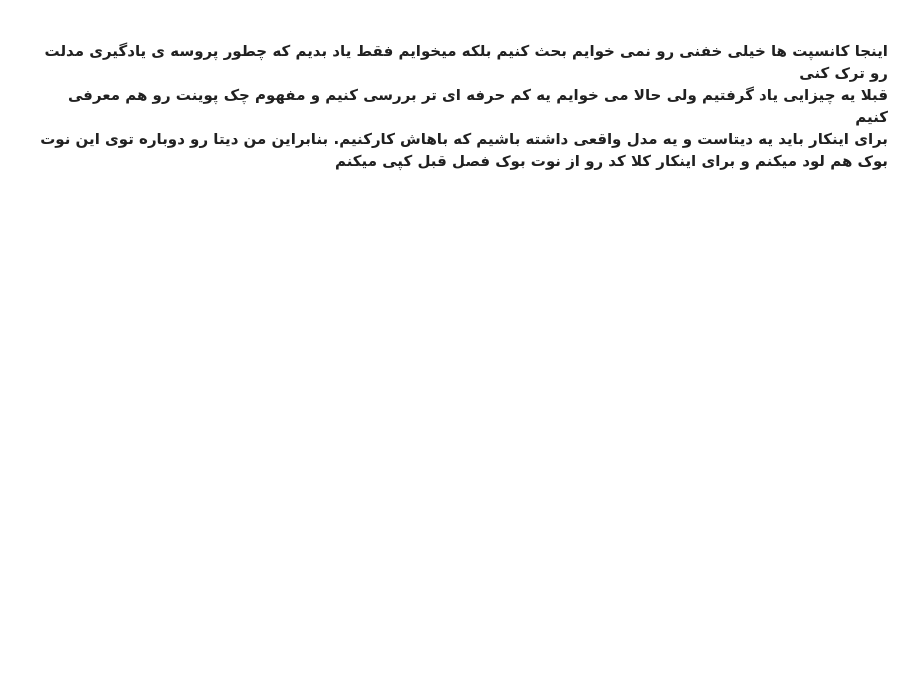
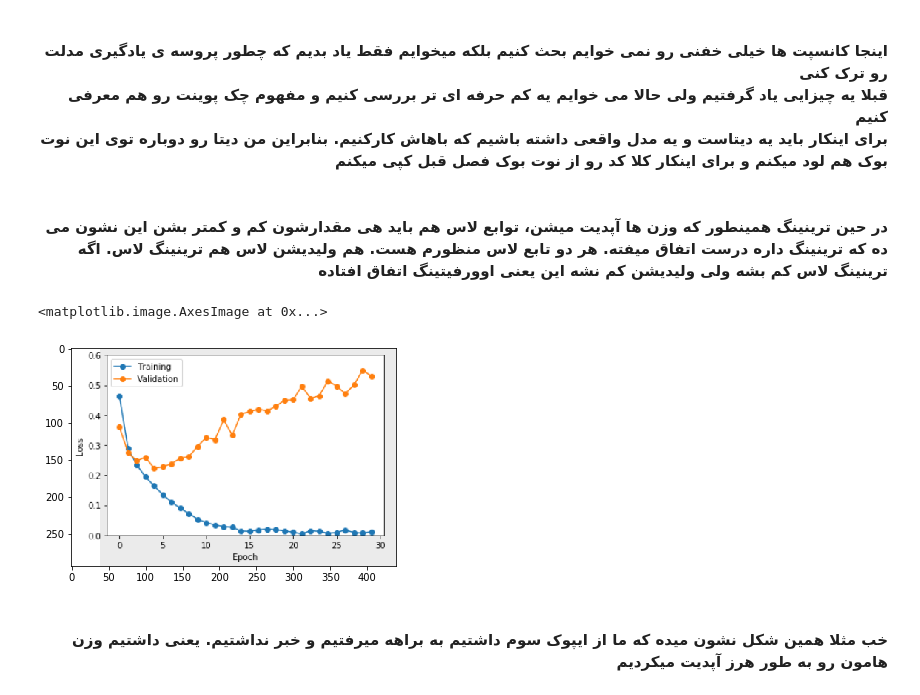
Before and after one commit to ShahrokhGit/DL_Practice, a Jupyter notebook: CNN_Chapter04.ipynb, the cells around one changed output. Drawn from its saved outputs; the diff is of its cells as text; code cells hidden in the pictures; blank space fills up the shorter version.

```diff
--- a/CNN_Chapter04.ipynb
+++ b/CNN_Chapter04.ipynb
@@ -61,3 +65,19 @@ test_input_norm = normalize(test_input)
 
 train_input_norm_img = train_input_norm.reshape(9500,32,32,1)
 test_input_norm_img = test_input_norm.reshape(500,32,32,1)
+# %% [markdown]
+<div align = 'right'>
+    <font size=3, style='font-family:B Nazanin'>
+        <b>
+            <br> در حین ترینینگ همینطور که وزن ها آپدیت میشن، توابع لاس هم باید هی مقدارشون کم و کمتر بشن این نشون می ده که ترینینگ داره درست اتفاق میفته. هر دو تابع لاس منظورم هست. هم ولیدیشن لاس هم ترینینگ لاس. اگه ترینینگ لاس کم بشه ولی ولیدیشن کم نشه این یعنی اوورفیتینگ اتفاق افتاده
+# %%
+overfit_diagram = plt.imread('Photos\overfitting.PNG')
+plt.imshow(overfit_diagram)
+# %% [output]
+<matplotlib.image.AxesImage at 0x...>
+[figure, added]
+# %% [markdown]
+<div align = 'right'>
+    <font size=3, style='font-family:B Nazanin'>
+        <b>
+            <br> خب مثلا همین شکل نشون میده که ما از ایپوک سوم داشتیم به براهه میرفتیم و خبر نداشتیم. یعنی داشتیم وزن هامون رو به طور هرز آپدیت میکردیم
```
Also changed, not shown: parts of 45 cells of this notebook, 6 other files.
